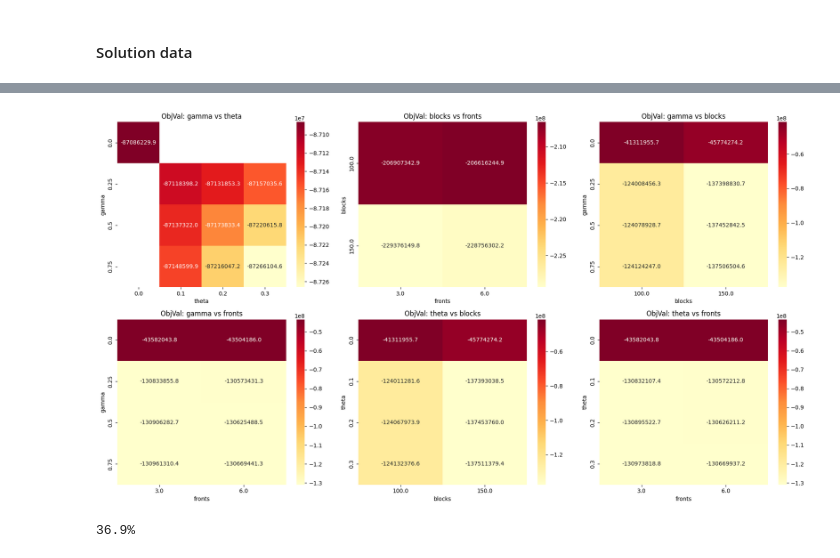
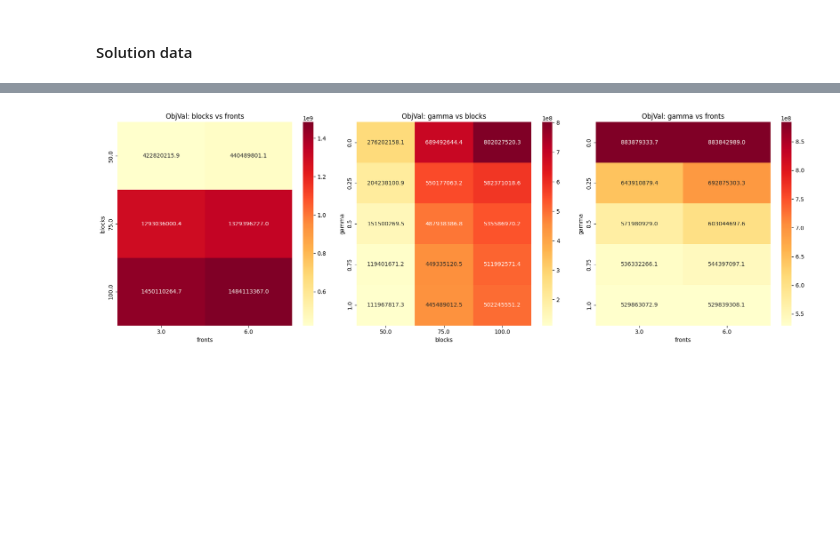
Before and after one commit to pedrodilallo/projeto_logistica_atr, a Jupyter notebook: log_analysis.ipynb, the cells around one changed output, grey strips where cells are left out. Saved outputs shown, nothing was run; the diff lists cells and outputs as text; code cells hidden in the pictures; blank space fills up the shorter version.

```diff
--- a/log_analysis.ipynb
+++ b/log_analysis.ipynb
@@ -13,9 +13,7 @@ import re
 # %% [markdown]
 ## Data
 # %%
-log_files = glob.glob("logs/*.log", recursive=True)
+log_files = glob.glob("logs_fast/*.log", recursive=True)
 results = glt.parse(log_files)
 summary = results.summary()
 nodelog_progress = results.progress("nodelog")
-
-glt.plot(nodelog_progress, x="Time", y="Gap", color="LogFilePath", type="line")
@@ -27,7 +22,7 @@ summary['blocks'] = summary['LogFilePath'].str.extract(r'(\d+)B').astype(float)
 summary['fronts'] = summary['LogFilePath'].str.extract(r'(\d+)F').astype(float)
 summary['gamma']  = summary['LogFilePath'].str.extract(r'gamma_(\d+d\d+)')[0].str.replace('d', '.').astype(float)
 summary['theta']  = summary['LogFilePath'].str.extract(r'theta(\d+d\d+)')[0].str.replace('d', '.').astype(float)
-
+summary['gamma'] = summary['gamma'].fillna(0)
 summary.head(5)
 # %% [output]
 |  | Platform | Time | PhysicalCores | LogicalProcessors | Threads | NumConstrs | NumVars | NumNZs | ... |
@@ -73,13 +64,10 @@ plt.show()
 # %%
 heatmaps = [
-    ('gamma', 'theta'),
     ('blocks', 'fronts'),
     ('gamma', 'blocks'),
-    ('gamma', 'fronts'),
-    ('theta', 'blocks'),
-    ('theta', 'fronts'),]
+    ('gamma', 'fronts'),]
 
-fig, axes = plt.subplots(2, 3, figsize=(18, 10))
+fig, axes = plt.subplots(1, 3, figsize=(18, 6))
 
 for ax, (row, col) in zip(axes.flatten(), heatmaps):
     pivot = summary.pivot_table(values='MIPGap', index=row, columns=col, aggfunc='mean')
@@ -93,29 +81,18 @@ plt.show()
 # %%
 heatmaps = [
-    ('gamma', 'theta'),
     ('blocks', 'fronts'),
     ('gamma', 'blocks'),
-    ('gamma', 'fronts'),
-    ('theta', 'blocks'),
-    ('theta', 'fronts'),
-]
+    ('gamma', 'fronts'),]
 
-summary['ObjVal'] = - summary['ObjVal']
+summary['ObjVal'] = summary['ObjVal']
 
-fig, axes = plt.subplots(2, 3, figsize=(18, 10))
+fig, axes = plt.subplots(1, 3, figsize=(18, 6))
 for ax, (row, col) in zip(axes.flatten(), heatmaps):
     pivot = summary.pivot_table(values='ObjVal', index=row, columns=col, aggfunc='sum')
     sns.heatmap(pivot, annot=True, fmt='.1f', cmap='YlOrRd', ax=ax)
     ax.set_title(f'ObjVal: {row} vs {col}')
 
 plt.tight_layout()
 plt.show()
 # %% [output]
-[figure, old version]
+[figure, new version]
-# %%
-new = 301612240
-old = 817521824
-
-print(f'{round(new/old,3)*100}%')
-# %% [output]
-36.9%
```
Also changed, not shown: parts of 6 cells of this notebook, 38 other files.
